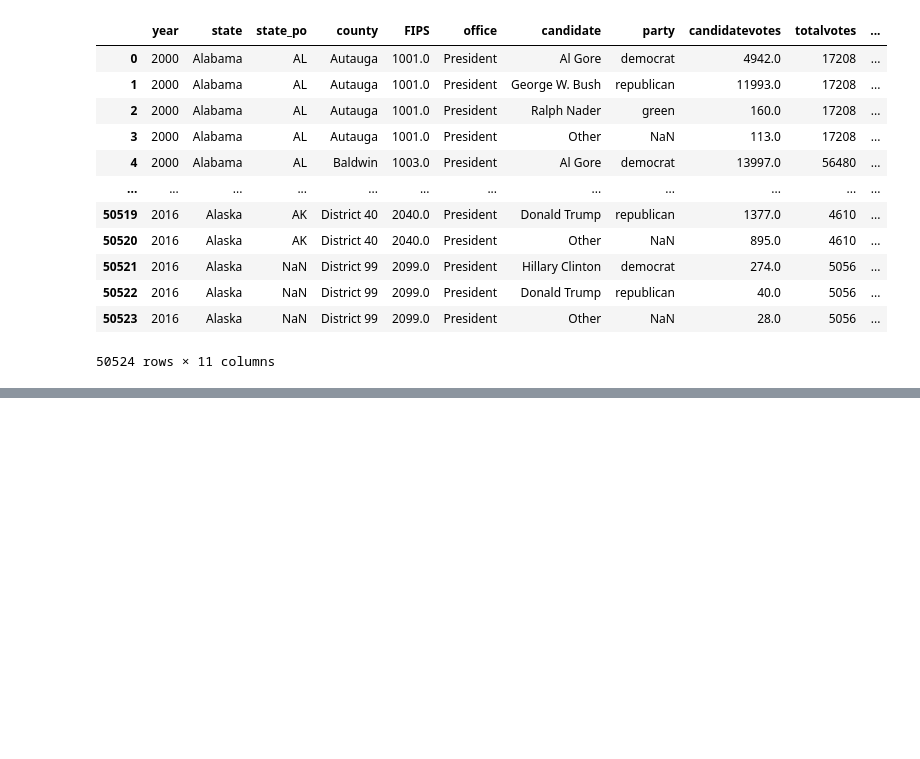
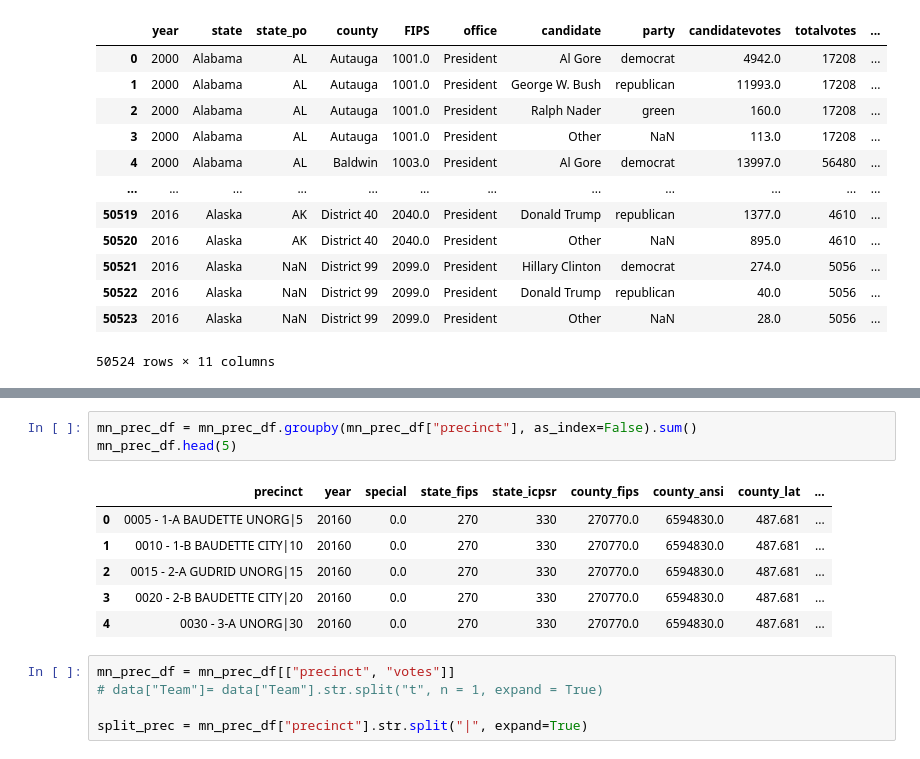
Before and after one commit to VallieTracy/Pres-Election-Partisan-Breakdown, a Jupyter notebook: mak_testing.ipynb, the cells around one changed output, grey strips where cells are left out. Cells and saved outputs as stored; diff of their text form; blank space fills up the shorter version.

```diff
--- a/mak_testing.ipynb
+++ b/mak_testing.ipynb
@@ -37,0 +60,15 @@ df2016
+# %%
+mn_prec_df = mn_prec_df.groupby(mn_prec_df["precinct"], as_index=False).sum()
+mn_prec_df.head(5)
+# %% [output]
+|  | precinct | year | special | state_fips | state_icpsr | county_fips | county_ansi | county_lat | ... |
+| 0 | 0005 - 1-A BAUDETTE UNORG|5 | 20160 | 0.0 | 270 | 330 | 270770.0 | 6594830.0 | 487.681 | ... |
+| 1 | 0010 - 1-B BAUDETTE CITY|10 | 20160 | 0.0 | 270 | 330 | 270770.0 | 6594830.0 | 487.681 | ... |
+| 2 | 0015 - 2-A GUDRID UNORG|15 | 20160 | 0.0 | 270 | 330 | 270770.0 | 6594830.0 | 487.681 | ... |
+| 3 | 0020 - 2-B BAUDETTE CITY|20 | 20160 | 0.0 | 270 | 330 | 270770.0 | 6594830.0 | 487.681 | ... |
+| 4 | 0030 - 3-A UNORG|30 | 20160 | 0.0 | 270 | 330 | 270770.0 | 6594830.0 | 487.681 | ... |
+# %%
+mn_prec_df = mn_prec_df[["precinct", "votes"]]
+# data["Team"]= data["Team"].str.split("t", n = 1, expand = True)
+
+split_prec = mn_prec_df["precinct"].str.split("|", expand=True)
```
Also changed, not shown: parts of 6 cells of this notebook, 4 other files.
